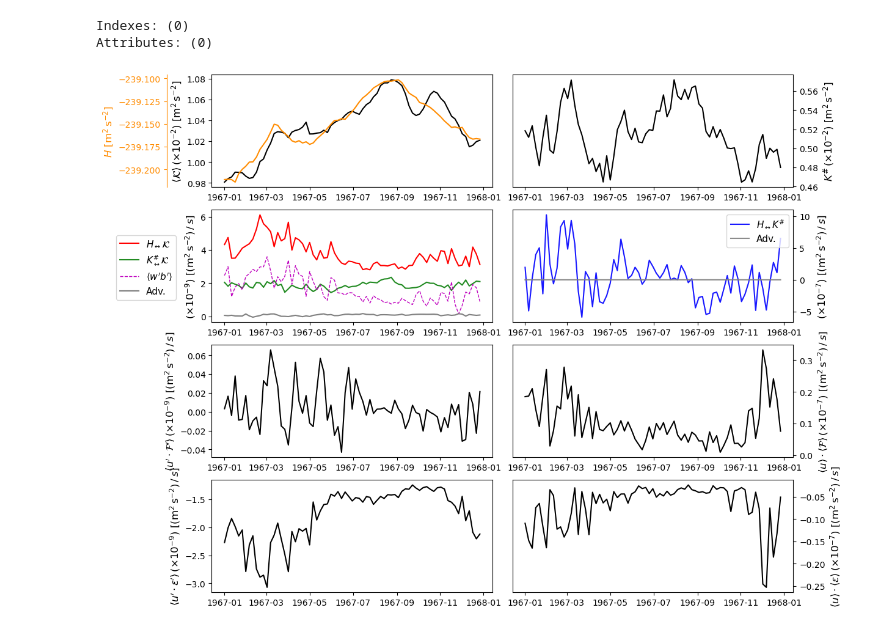
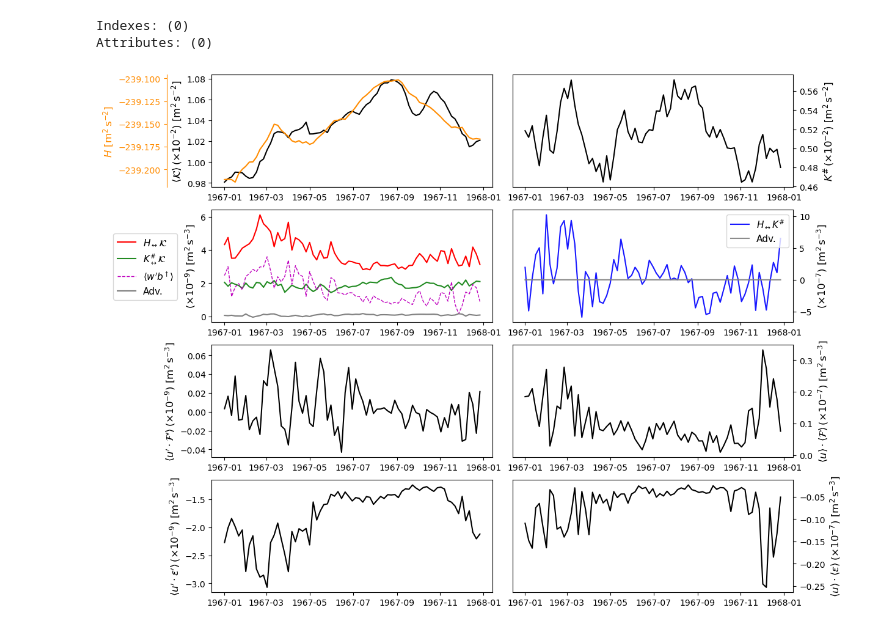
Before and after one commit to roxyboy/Energy_Zycle, a Jupyter notebook: Energy-cycle.ipynb, the cells around one changed output. Drawn from its saved outputs; the diff is of its cells as text; code cells hidden in the pictures.

```diff
--- a/Energy-cycle.ipynb
+++ b/Energy-cycle.ipynb
@@ -697,7 +697,7 @@ ax11.plot(time, dsh.H, 'darkorange', label=r"$D^\#$")
 ax4.plot(time, dsWB.WB*1e7, c='b', alpha=.9, label=r"$H_\leftrightarrow K^\#$")
 ax3.plot(time, dsH_.H_*1e9, 'r', label=r"$H_\leftrightarrow\mathcal{K}$")
 ax3.plot(time, -dss.ShProd*1e9, c='forestgreen', label=r"$K^\#_\leftrightarrow\mathcal{K}$")
-ax3.plot(time, dswb.wb*1e9, 'm--', lw=1, label=r"$\langle w'b'\rangle$")
+ax3.plot(time, dswb.wb*1e9, 'm--', lw=1, label=r"$\langle w'b^\dagger\rangle$")
 ax4.plot(time, (dsA.advec-dsk.Kk-dss.ShProd)*1e7, c='grey', alpha=.9, ls='-', label=r"Adv.")
 ax3.plot(time, (dsa.advec+dss.ShProd)*1e9, c='grey', ls='-', label=r"Adv.")
 
@@ -712,22 +712,22 @@ ax2.set_ylabel(r"$K^\#\, (\times 10^{-2})$ [m$^2\,$s$^{-2}$]", fontsize=12)
 ax1.set_ylabel(r"$\langle\mathcal{K}\rangle\, (\times 10^{-2})$ [m$^2\,$s$^{-2}$]",
                fontsize=12)
 ax11.set_ylabel(r"$H$ [m$^2\,$s$^{-2}$]", fontsize=12)
-ax3.set_ylabel(r"$(\times 10^{-9})$ [(m$^2\,$s$^{-2})\, /\, s$]",
+ax3.set_ylabel(r"$(\times 10^{-9})$ [m$^2\,$s$^{-3}$]",
                fontsize=12)
-ax4.set_ylabel(r"$(\times 10^{-7})$ [(m$^2\,$s$^{-2})\, /\, s$]",
+ax4.set_ylabel(r"$(\times 10^{-7})$ [m$^2\,$s$^{-3}$]",
                fontsize=12)
 # ax5.set_ylabel(r"$\langle\mathcal{K}_t\rangle\, (\times 10^{-9})$ [(m$^2\,$s$^{-2})\, /\, s$]",
 #                fontsize=13)
 # ax6.set_ylabel(r"$K^\#_t\, (\times 10^{-8})$ [(m$^2\,$s$^{-2})\, /\, s$]",
 #                fontsize=13)
 # ax6.set_ylabel(r"Dissip. $(\times 10^{-10})$ [(m$^2\,$s$^{-2})\, /\, s$]", fontsize=13)
-ax7.set_ylabel(r"$\langle u'\cdot\epsilon'\rangle\, (\times 10^{-9})$ [(m$^2\,$s$^{-2})\, /\, s$]",
+ax7.set_ylabel(r"$\langle u'\cdot\epsilon'\rangle\, (\times 10^{-9})$ [m$^2\,$s$^{-3}$]",
                fontsize=12)
-ax8.set_ylabel(r"$\langle u\rangle\cdot\langle\epsilon\rangle\, (\times 10^{-7})$ [(m$^2\,$s$^{-2})\, /\, s$]",
+ax8.set_ylabel(r"$\langle u\rangle\cdot\langle\epsilon\rangle\, (\times 10^{-7})$ [m$^2\,$s$^{-3}$]",
                fontsize=12)
-ax5.set_ylabel(r"$\langle u'\cdot\mathcal{F}'\rangle\, (\times 10^{-9})$ [(m$^2\,$s$^{-2})\, /\, s$]",
+ax5.set_ylabel(r"$\langle u'\cdot\mathcal{F}'\rangle\, (\times 10^{-9})$ [m$^2\,$s$^{-3}$]",
                fontsize=12)
-ax6.set_ylabel(r"$\langle u\rangle\cdot\langle\mathcal{F}\rangle\, (\times 10^{-7})$ [(m$^2\,$s$^{-2})\, /\, s$]",
+ax6.set_ylabel(r"$\langle u\rangle\cdot\langle\mathcal{F}\rangle\, (\times 10^{-7})$ [m$^2\,$s$^{-3}$]",
                fontsize=12)
 
 ax2.yaxis.tick_right()
@@ -753,32 +753,32 @@ ax4.yaxis.label.set_color('k')
 # ax51.tick_params(axis='y', colors='lightseagreen')
 # ax51.yaxis.label.set_color('lightseagreen')
 # ax51.yaxis.set_label_position('left')
 # ax51.yaxis.set_ticks_position('left')
 ax6.spines['right'].set_color('k')
 ax6.tick_params(axis='y', colors='k')
 ax6.yaxis.label.set_color('k')
 ax8.spines['right'].set_color('k')
 ax8.tick_params(axis='y', colors='k')
 ax8.yaxis.label.set_color('k')
 
 # ax11.legend(loc='center left', fontsize=12)
 # ax2.legend(loc='lower right', fontsize=12)
 # ax1.legend(loc='upper left', fontsize=12)
 ax4.legend(loc='upper right', fontsize=11)
 # ax4.legend(bbox_to_anchor=(1.37, .35), loc='lower right',
 #            borderaxespad=0., fontsize=11)
 # ax3.legend(loc='lower left', fontsize=11)
-ax3.legend(bbox_to_anchor=(-.34, .2), loc='lower left',
+ax3.legend(bbox_to_anchor=(-.35, .2), loc='lower left',
            borderaxespad=0., fontsize=11)
 # ax5.legend(loc='upper left', fontsize=12)
 # ax6.legend(loc='upper right', fontsize=12)
 # ax7.legend(bbox_to_anchor=(.015, .7), loc='center left',
 #            borderaxespad=0., fontsize=12)
 # ax7.legend(loc='lower left', fontsize=12)
 # ax8.legend(loc='center right', fontsize=12)
 
 fig.subplots_adjust(right=.78, left=.22, wspace=.07, hspace=.2)
 
 plt.savefig(op.join(savedir,'Figures/EC_timeseries_gyre.pdf'))
 # %% [output]
-[figure, old version]
+[figure, new version]
```
Also changed, not shown: parts of 4 cells of this notebook, 8 other files.
